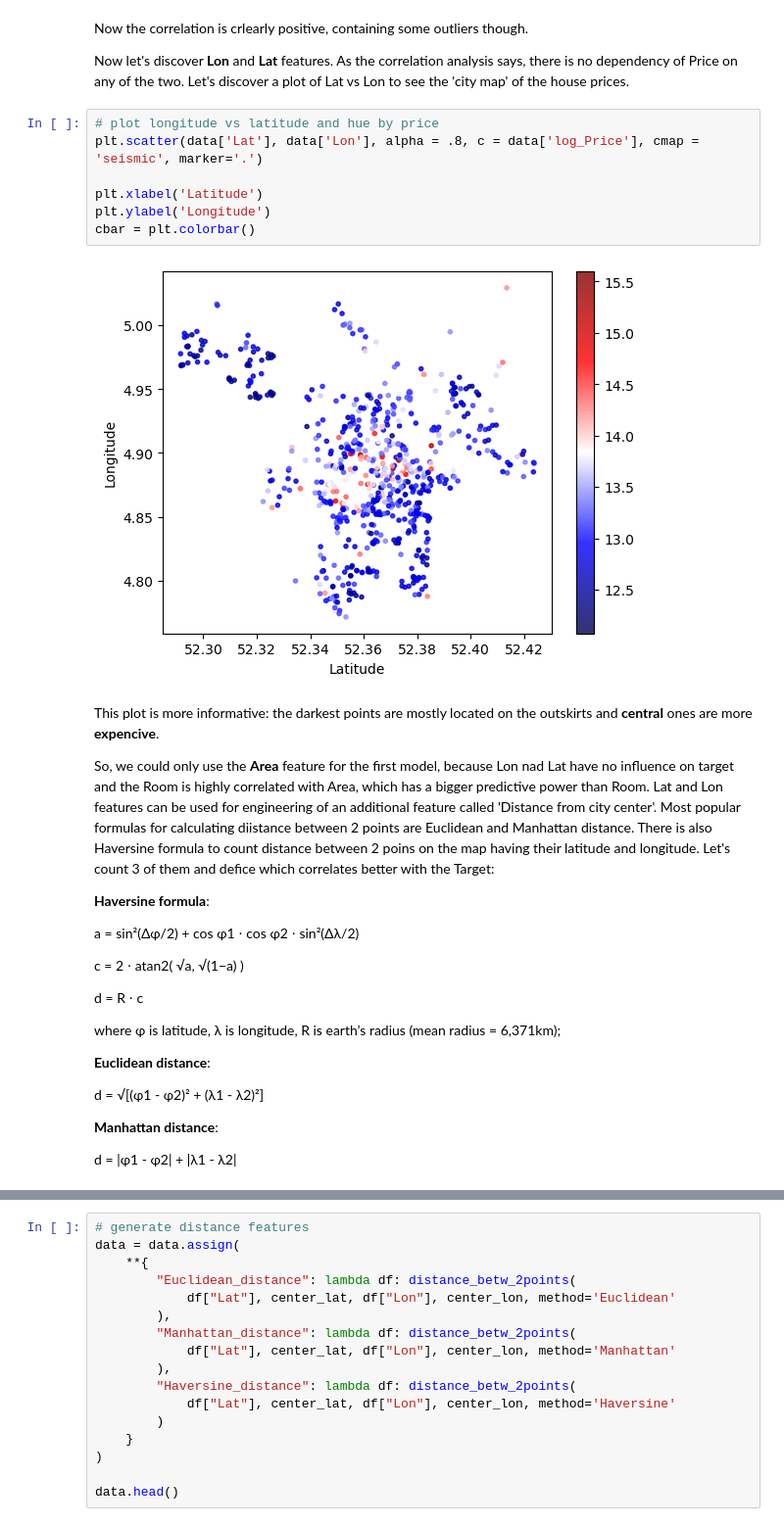
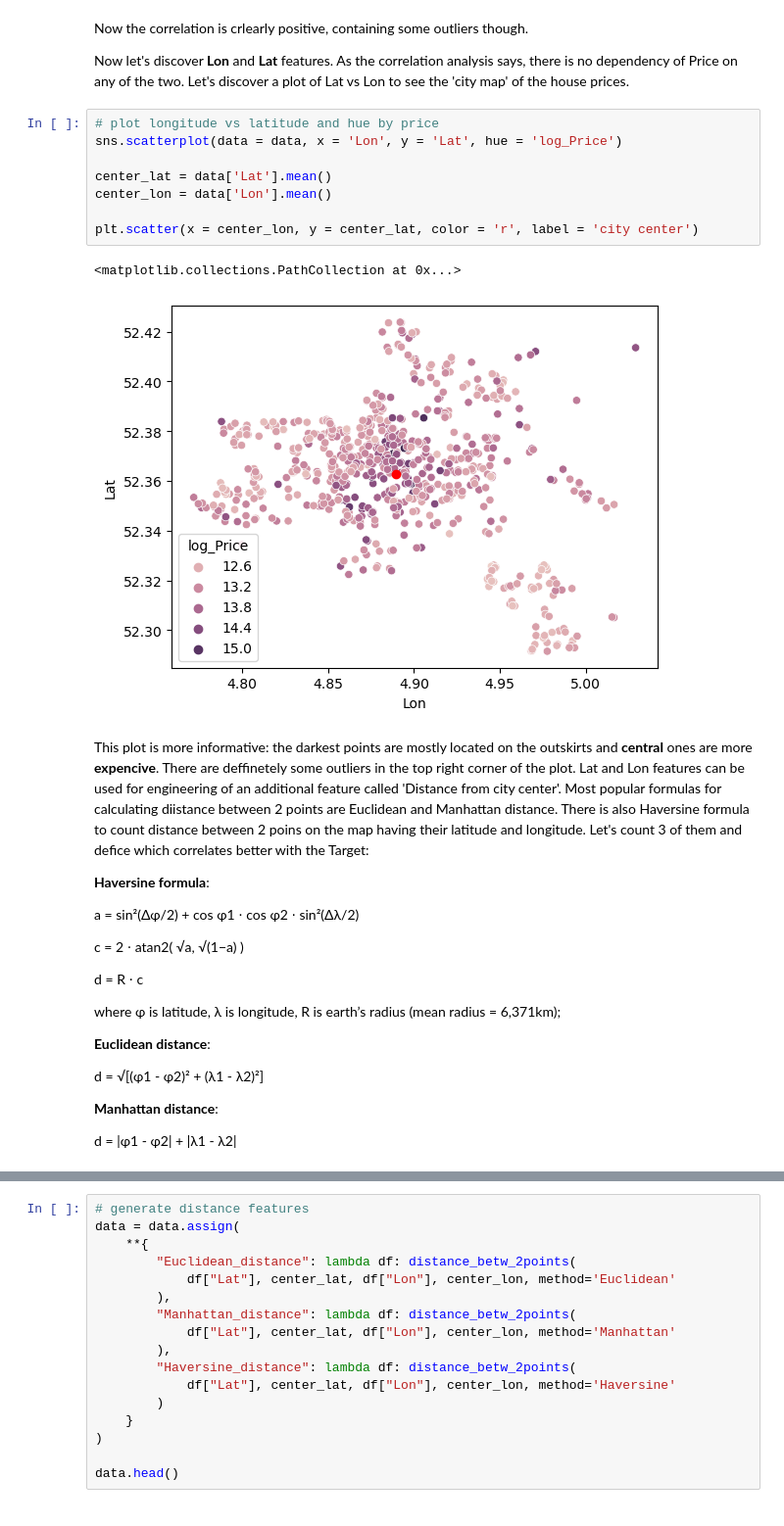
Before and after one commit to nadiia-duiunova/House_price, a Jupyter notebook: Stat inference.ipynb, the cells around one changed output, grey strips where cells are left out. Shown at 98% size. Drawn from its saved outputs; the diff is of its cells as text.

```diff
--- a/Stat inference.ipynb
+++ b/Stat inference.ipynb
@@ -301,19 +301,20 @@ sns.scatterplot(data = data, x = 'log_Price', y = 'log_Area', marker='.')
 Now the correlation is crlearly positive, containing some outliers though.
 
 Now let's discover **Lon** and **Lat** features. As the correlation analysis says, there is no dependency of Price on any of the two. Let's discover a plot of Lat vs Lon to see the 'city map' of the house prices.
-# %%
-# plot longitude vs latitude and hue by price
-plt.scatter(data['Lat'], data['Lon'], alpha = .8, c = data['log_Price'], cmap = 'seismic', marker='.')
-
-plt.xlabel('Latitude')
-plt.ylabel('Longitude')
-cbar = plt.colorbar()
-# %% [output]
-[figure, removed]
+# %%
+# plot longitude vs latitude and hue by price
+sns.scatterplot(data = data, x = 'Lon', y = 'Lat', hue = 'log_Price')
+
+center_lat = data['Lat'].mean()
+center_lon = data['Lon'].mean()
+
+plt.scatter(x = center_lon, y = center_lat, color = 'r', label = 'city center')
+# %% [output]
+<matplotlib.collections.PathCollection at 0x...>
+[figure, added]
 # %% [markdown]
-This plot is more informative: the darkest points are mostly located on the outskirts and **central** ones are more **expencive**.
-
-So, we could only use the **Area** feature for the first model, because Lon nad Lat have no influence on target and the Room is highly correlated with Area, which has a bigger predictive power than Room. Lat and Lon features can be used for engineering of an additional feature called 'Distance from city center'. Most popular formulas for calculating diistance between 2 points are Euclidean and Manhattan distance. There is also Haversine formula to count distance between 2 poins on the map having their latitude and longitude. Let's count 3 of them and defice which correlates better with the Target:
+This plot is more informative: the darkest points are mostly located on the outskirts and **central** ones are more **expencive**. There are deffinetely some outliers in the top right corner of the plot.
+Lat and Lon features can be used for engineering of an additional feature called 'Distance from city center'. Most popular formulas for calculating diistance between 2 points are Euclidean and Manhattan distance. There is also Haversine formula to count distance between 2 poins on the map having their latitude and longitude. Let's count 3 of them and defice which correlates better with the Target:
 
 **Haversine formula**:
 
```
Also changed, not shown: parts of 30 cells of this notebook.
